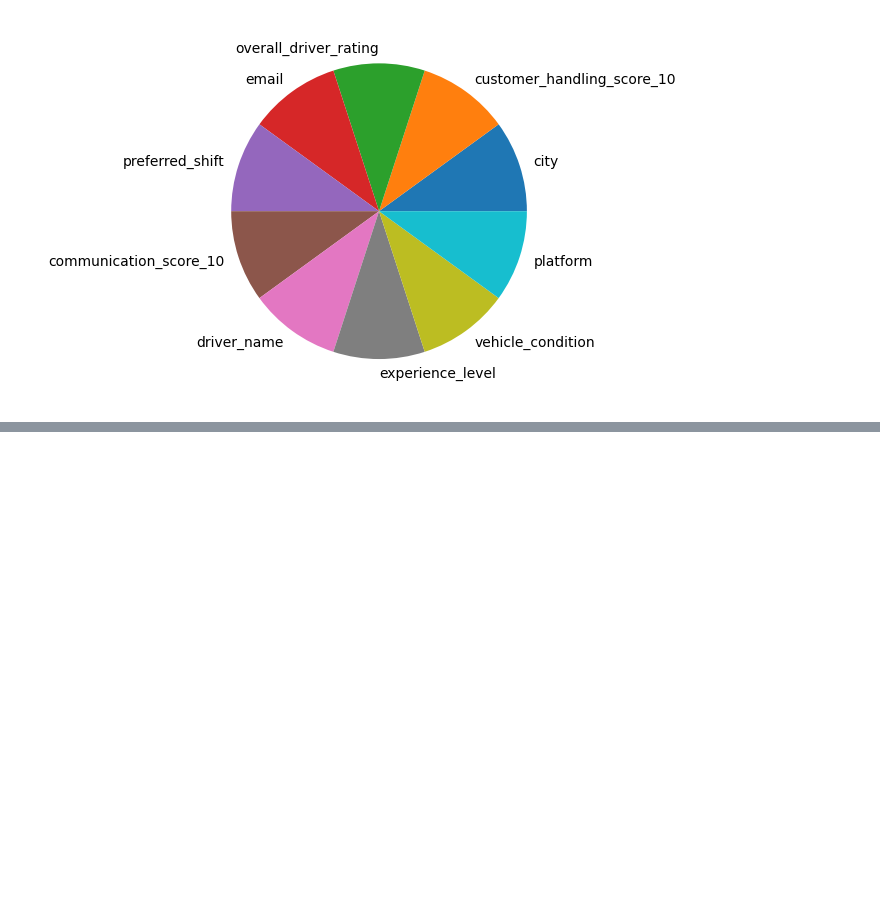
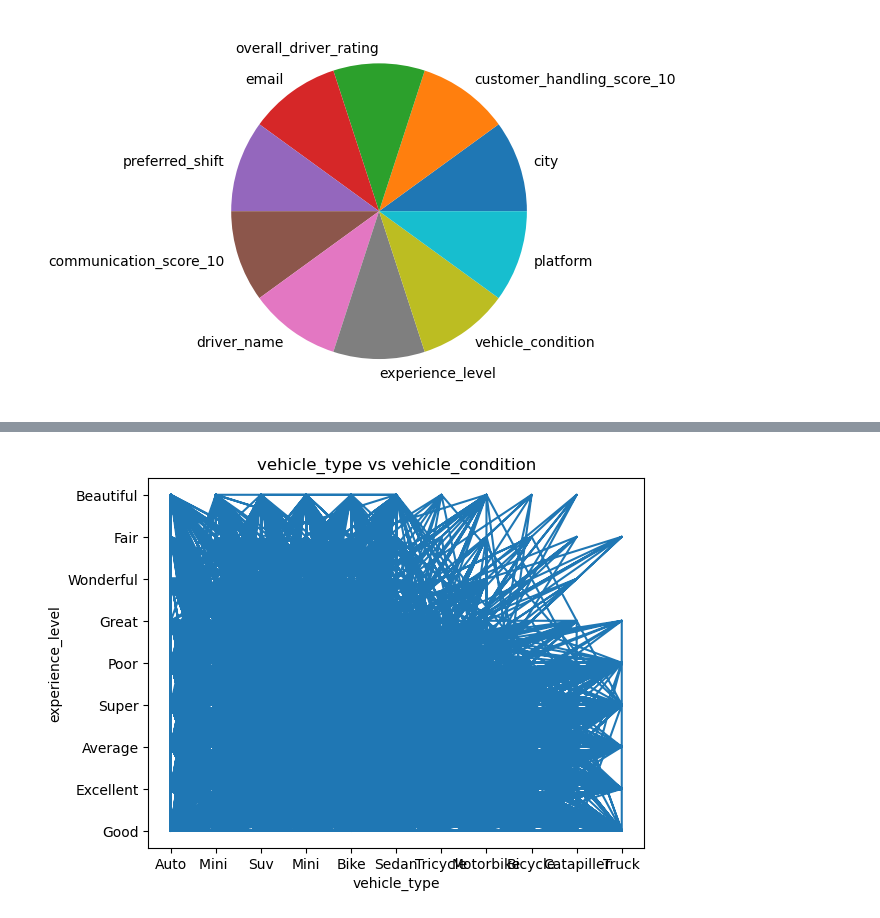
Before and after one commit to UgoChikezie2/Ugo_Chikezie_Project_Files, a Jupyter notebook: uber_rapido_driver_dirty.ipynb, the cells around one changed output, grey strips where cells are left out. Cells and saved outputs as stored; diff of their text form; code cells hidden in the pictures; blank space fills up the shorter version.

```diff
--- a/uber_rapido_driver_dirty.ipynb
+++ b/uber_rapido_driver_dirty.ipynb
@@ -1294,0 +1317,10 @@ plt.show()
+# %%
+import matplotlib.pyplot as plt
+
+plt.plot(df['vehicle_type'], df['vehicle_condition'])
+plt.title("vehicle_type vs vehicle_condition")
+plt.xlabel("vehicle_type")
+plt.ylabel("experience_level")
+plt.show()
+# %% [output]
+[figure, added]
```
Also changed, not shown: parts of 38 cells of this notebook.
